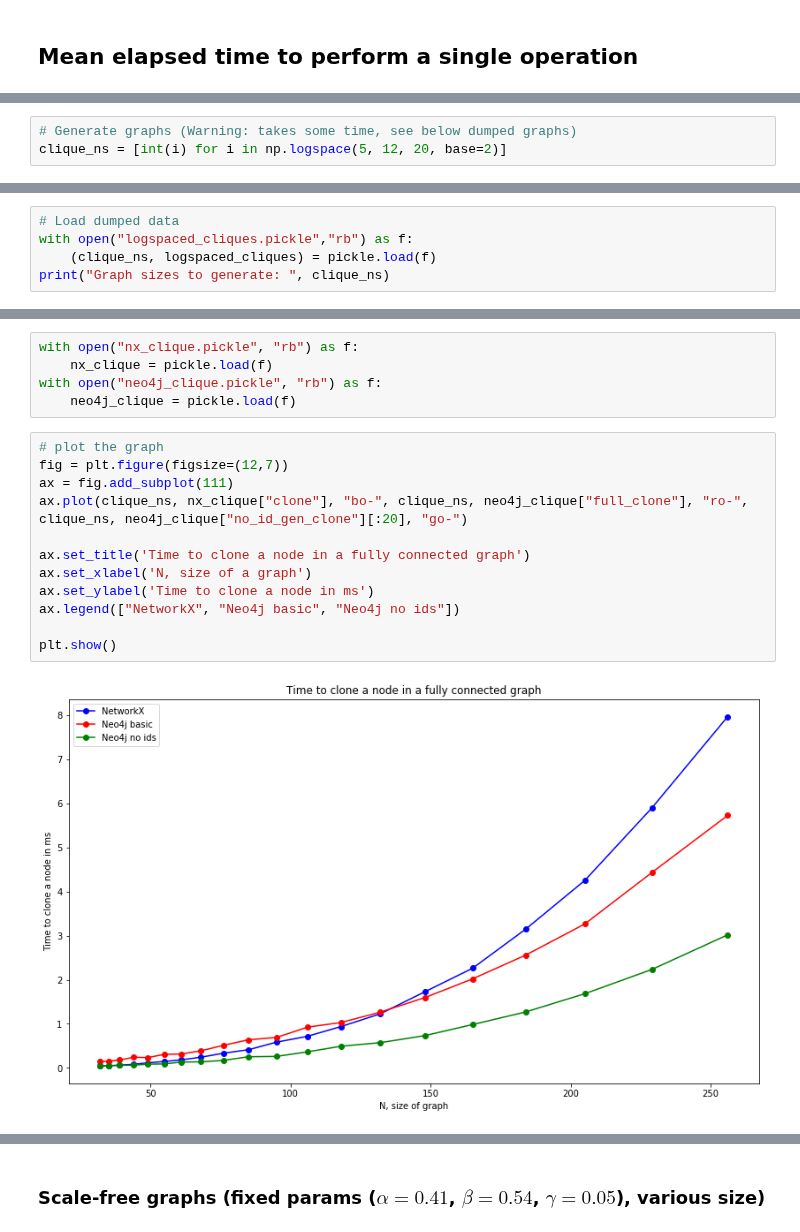
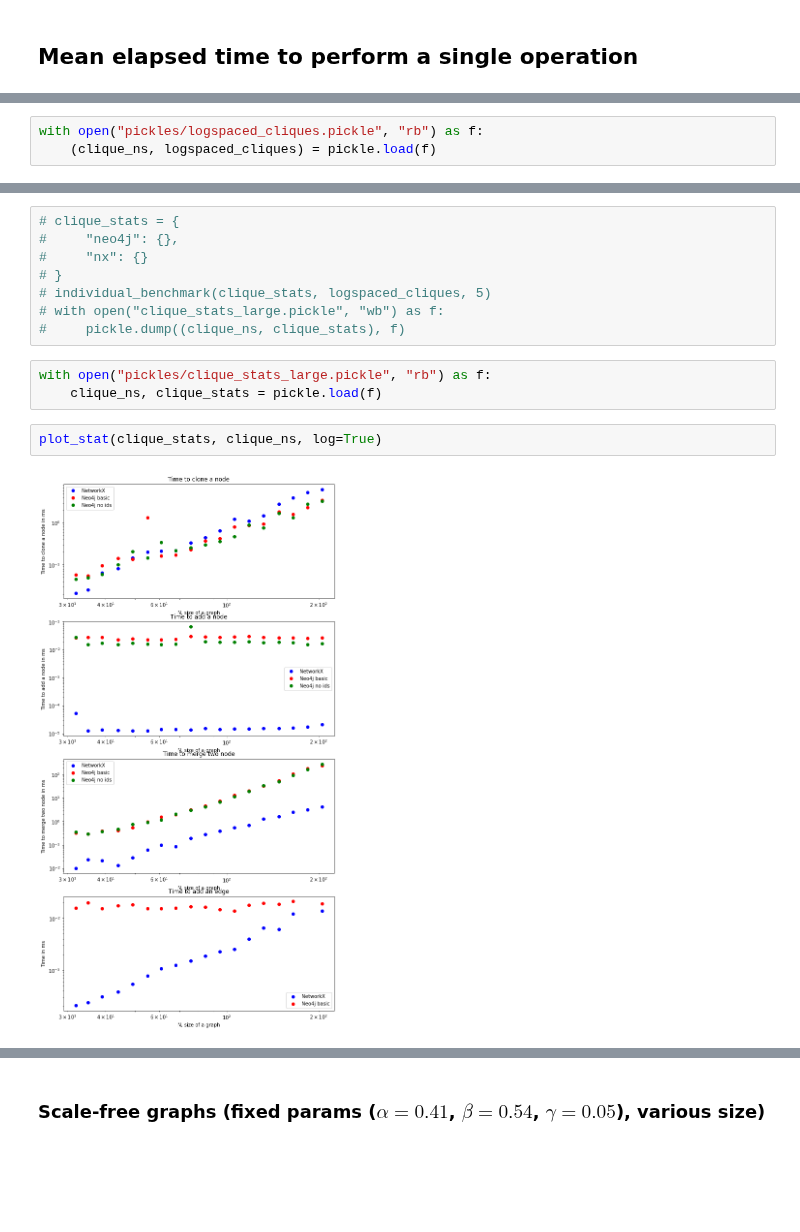
Before and after one commit to Kappa-Dev/ReGraph, a Jupyter notebook: examples/benchmark/Benchmark.ipynb, the cells around one changed output, grey strips where cells are left out. Drawn from its saved outputs; the diff is of its cells as text; blank space fills up the shorter version.

Commit message:
Benchmark dir reorganized

```diff
--- a/examples/benchmark/Benchmark.ipynb
+++ b/examples/benchmark/Benchmark.ipynb
@@ -53,3 +46,0 @@ from regraph.neo4j.cypher_utils import *
-# %%
-# Generate graphs (Warning: takes some time, see below dumped graphs)
-clique_ns = [int(i) for i in np.logspace(5, 12, 20, base=2)]
@@ -74,5 +47,3 @@ clique_ns = [int(i) for i in np.logspace(5, 12, 20, base=2)]
 # %%
-# Load dumped data
-with open("logspaced_cliques.pickle","rb") as f:
+with open("pickles/logspaced_cliques.pickle", "rb") as f:
     (clique_ns, logspaced_cliques) = pickle.load(f)
-print("Graph sizes to generate: ", clique_ns)
@@ -176,19 +50,15 @@ ServiceUnavailable: Failed to read from defunct connection Address(host='127.0.0
+# %%
+# clique_stats = {
+#     "neo4j": {},
+#     "nx": {}
+# }
+# individual_benchmark(clique_stats, logspaced_cliques, 5)
+# with open("clique_stats_large.pickle", "wb") as f:
+#     pickle.dump((clique_ns, clique_stats), f)
 # %%
-with open("nx_clique.pickle", "rb") as f:
-    nx_clique = pickle.load(f)
-with open("neo4j_clique.pickle", "rb") as f:
-    neo4j_clique = pickle.load(f)
+with open("pickles/clique_stats_large.pickle", "rb") as f:
+    clique_ns, clique_stats = pickle.load(f)
-# %%
-# plot the graph
-fig = plt.figure(figsize=(12,7))
-ax = fig.add_subplot(111)
-ax.plot(clique_ns, nx_clique["clone"], "bo-", clique_ns, neo4j_clique["full_clone"], "ro-", clique_ns, neo4j_clique["no_id_gen_clone"][:20], "go-")
-
-ax.set_title('Time to clone a node in a fully connected graph')
-ax.set_xlabel('N, size of a graph')
-ax.set_ylabel('Time to clone a node in ms')
-ax.legend(["NetworkX", "Neo4j basic", "Neo4j no ids"])
-
-plt.show()
-# %% [output]
-[figure, removed]
+# %%
+plot_stat(clique_stats, clique_ns, log=True)
+# %% [output]
+[figure, added]
```
Also changed, not shown: parts of 23 cells of this notebook, 10 other files.
